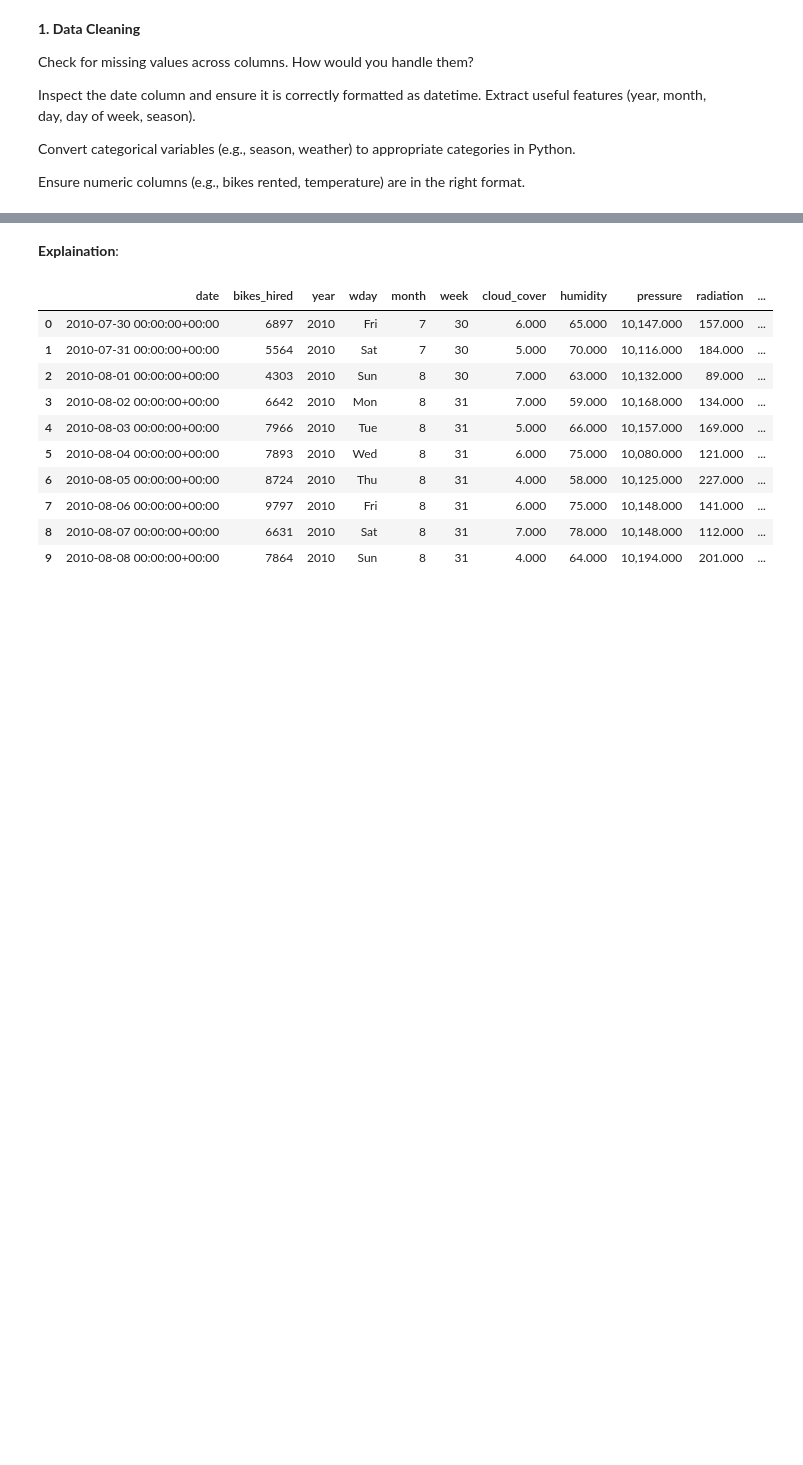
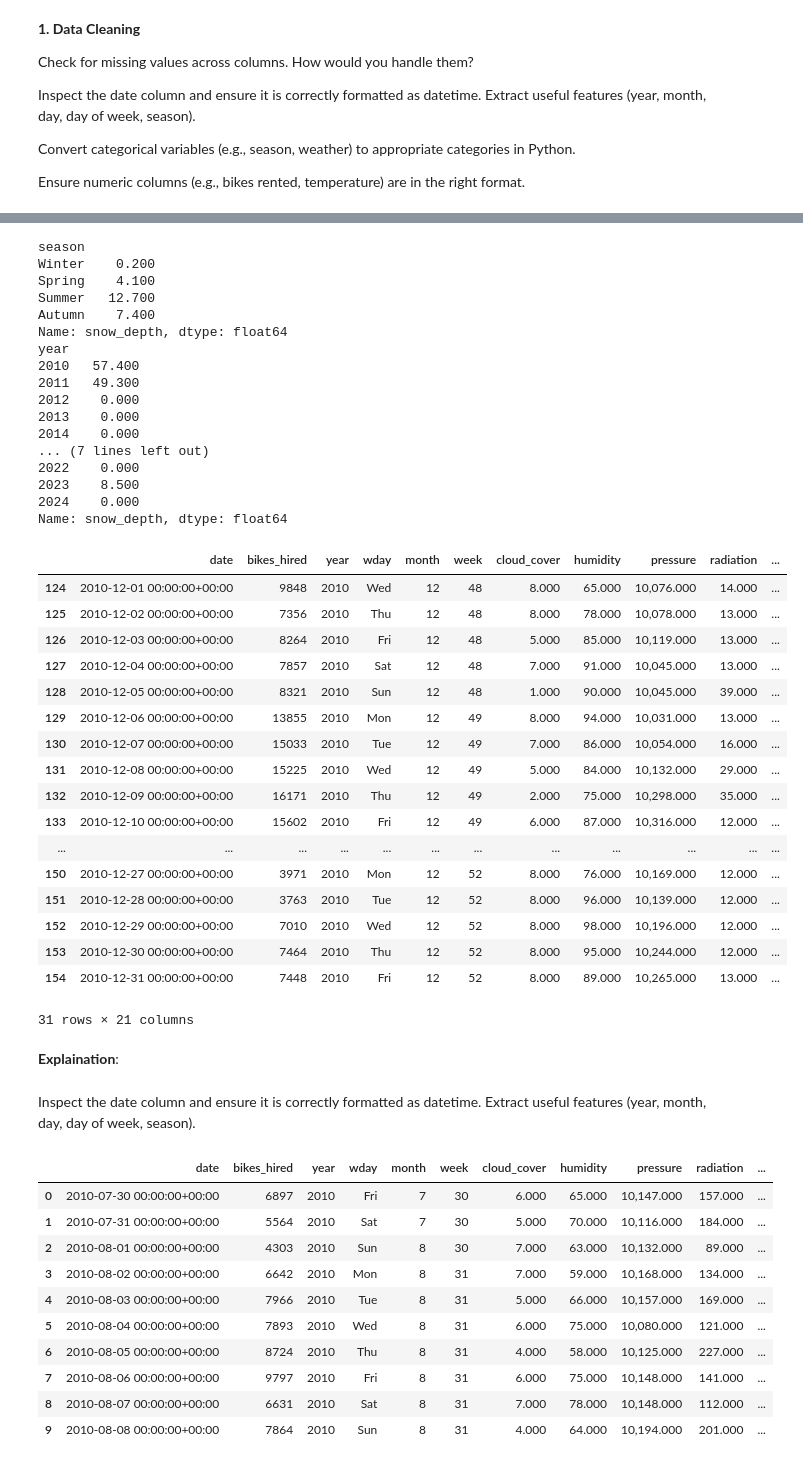
Before and after one commit to Brennan-Chan/Analytics-Through-Coding-AUT_26, a Jupyter notebook: Session_3/Group_Project.ipynb, the cells around one changed output, grey strips where cells are left out. Saved outputs shown, nothing was run; the diff lists cells and outputs as text; code cells hidden in the pictures; blank space fills up the shorter version.

```diff
--- a/Session_3/Group_Project.ipynb
+++ b/Session_3/Group_Project.ipynb
@@ -104,7 +111,52 @@ dtype: int64
+# %%
+# looking deeper into snow depth why are there so many missing values?
+print(bikes.groupby('season')['snow_depth'].apply(lambda s: s.isnull().mean()*100).round(1))
+print(bikes.groupby('year')['snow_depth'].apply(lambda s: s.isnull().mean()*100).round(1))
+
+# 2010 has a lot of missing values lets view the entries for that
+display(bikes[(bikes['year'] == 2010) & (bikes['season'] == 'Winter')])
+# %% [output]
+season
+Winter    0.200
+Spring    4.100
+Summer   12.700
+Autumn    7.400
+Name: snow_depth, dtype: float64
+year
+2010   57.400
+2011   49.300
+2012    0.000
+2013    0.000
+2014    0.000
+... (7 lines left out)
+2022    0.000
+2023    8.500
+2024    0.000
+Name: snow_depth, dtype: float64
+|  | date | bikes_hired | year | wday | month | week | cloud_cover | humidity | pressure | radiation | ... |
+| 124 | 2010-12-01 00:00:00+00:00 | 9848 | 2010 | Wed | 12 | 48 | 8.000 | 65.000 | 10,076.000 | 14.000 | ... |
+| 125 | 2010-12-02 00:00:00+00:00 | 7356 | 2010 | Thu | 12 | 48 | 8.000 | 78.000 | 10,078.000 | 13.000 | ... |
+| 126 | 2010-12-03 00:00:00+00:00 | 8264 | 2010 | Fri | 12 | 48 | 5.000 | 85.000 | 10,119.000 | 13.000 | ... |
+| 127 | 2010-12-04 00:00:00+00:00 | 7857 | 2010 | Sat | 12 | 48 | 7.000 | 91.000 | 10,045.000 | 13.000 | ... |
+| 128 | 2010-12-05 00:00:00+00:00 | 8321 | 2010 | Sun | 12 | 48 | 1.000 | 90.000 | 10,045.000 | 39.000 | ... |
+| 129 | 2010-12-06 00:00:00+00:00 | 13855 | 2010 | Mon | 12 | 49 | 8.000 | 94.000 | 10,031.000 | 13.000 | ... |
+| 130 | 2010-12-07 00:00:00+00:00 | 15033 | 2010 | Tue | 12 | 49 | 7.000 | 86.000 | 10,054.000 | 16.000 | ... |
+| 131 | 2010-12-08 00:00:00+00:00 | 15225 | 2010 | Wed | 12 | 49 | 5.000 | 84.000 | 10,132.000 | 29.000 | ... |
+| 132 | 2010-12-09 00:00:00+00:00 | 16171 | 2010 | Thu | 12 | 49 | 2.000 | 75.000 | 10,298.000 | 35.000 | ... |
+| 133 | 2010-12-10 00:00:00+00:00 | 15602 | 2010 | Fri | 12 | 49 | 6.000 | 87.000 | 10,316.000 | 12.000 | ... |
+| ... | ... | ... | ... | ... | ... | ... | ... | ... | ... | ... | ... |
+| 150 | 2010-12-27 00:00:00+00:00 | 3971 | 2010 | Mon | 12 | 52 | 8.000 | 76.000 | 10,169.000 | 12.000 | ... |
+| 151 | 2010-12-28 00:00:00+00:00 | 3763 | 2010 | Tue | 12 | 52 | 8.000 | 96.000 | 10,139.000 | 12.000 | ... |
+| 152 | 2010-12-29 00:00:00+00:00 | 7010 | 2010 | Wed | 12 | 52 | 8.000 | 98.000 | 10,196.000 | 12.000 | ... |
+| 153 | 2010-12-30 00:00:00+00:00 | 7464 | 2010 | Thu | 12 | 52 | 8.000 | 95.000 | 10,244.000 | 12.000 | ... |
+| 154 | 2010-12-31 00:00:00+00:00 | 7448 | 2010 | Fri | 12 | 52 | 8.000 | 89.000 | 10,265.000 | 13.000 | ... |
+31 rows × 21 columns
 # %%
 # We need to drop some stuff and not just leave it in there
 # %% [markdown]
 **Explaination**:
+# %% [markdown]
+Inspect the date column and ensure it is correctly formatted as datetime. Extract useful features (year, month, day, day of week, season).
 # %%
 # Inspect the date column and ensure it is correctly formatted as datetime.
 # Extract useful features (year, month, day, day of week, season).
```
Also changed, not shown: parts of 8 cells of this notebook.
